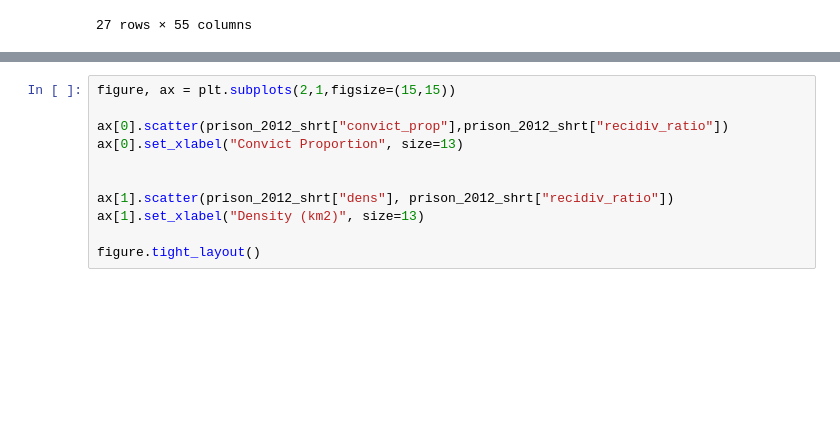
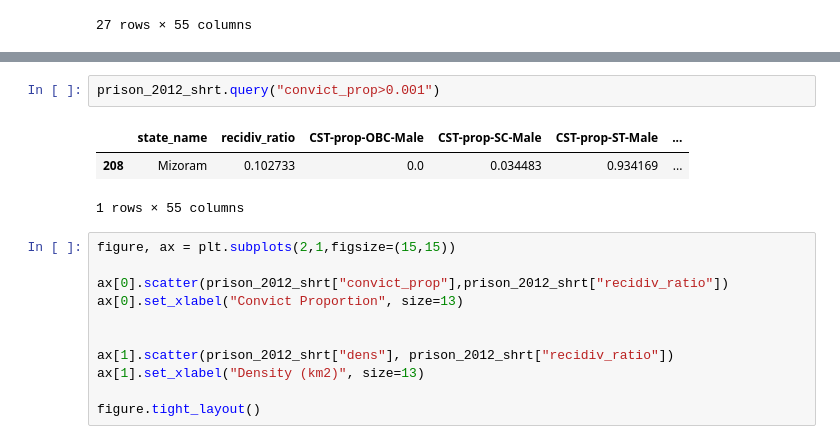
Before and after one commit to hungf8342/indian_prison_recidivism, a Jupyter notebook: DataVizII.ipynb, the cells around one changed output, grey strips where cells are left out. Drawn from its saved outputs; the diff is of its cells as text; blank space fills up the shorter version.

```diff
--- a/DataVizII.ipynb
+++ b/DataVizII.ipynb
@@ -41,3 +52,9 @@ prison_2012_shrt
+# %%
+prison_2012_shrt.query("convict_prop>0.001")
+# %% [output]
+|  | state_name | recidiv_ratio | CST-prop-OBC-Male | CST-prop-SC-Male | CST-prop-ST-Male | ... |
+| 208 | Mizoram | 0.102733 | 0.0 | 0.034483 | 0.934169 | ... |
+1 rows × 55 columns
 # %%
 figure, ax = plt.subplots(2,1,figsize=(15,15))
 
```
Also changed, not shown: parts of 6 cells of this notebook, 3 other files.
